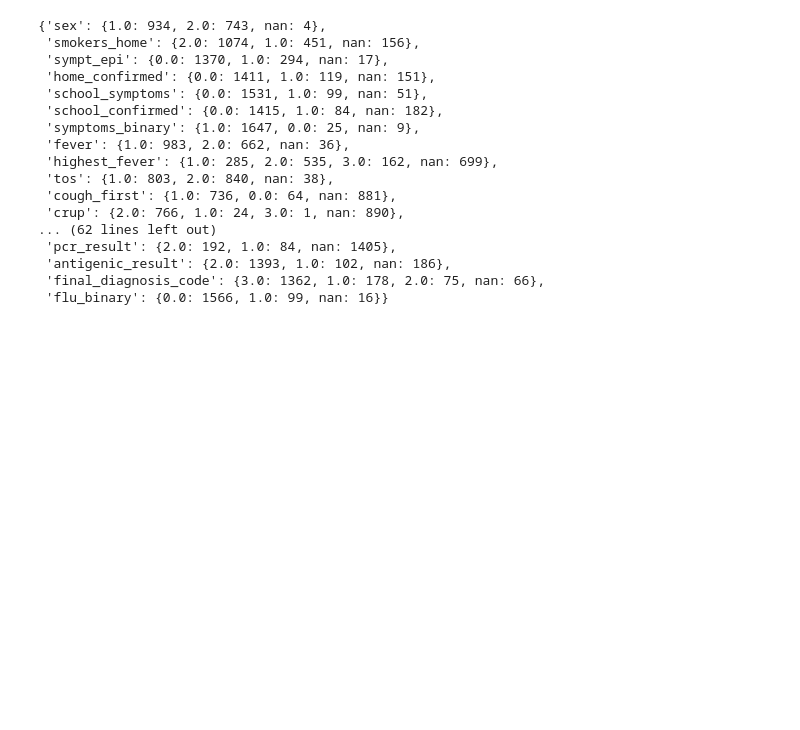
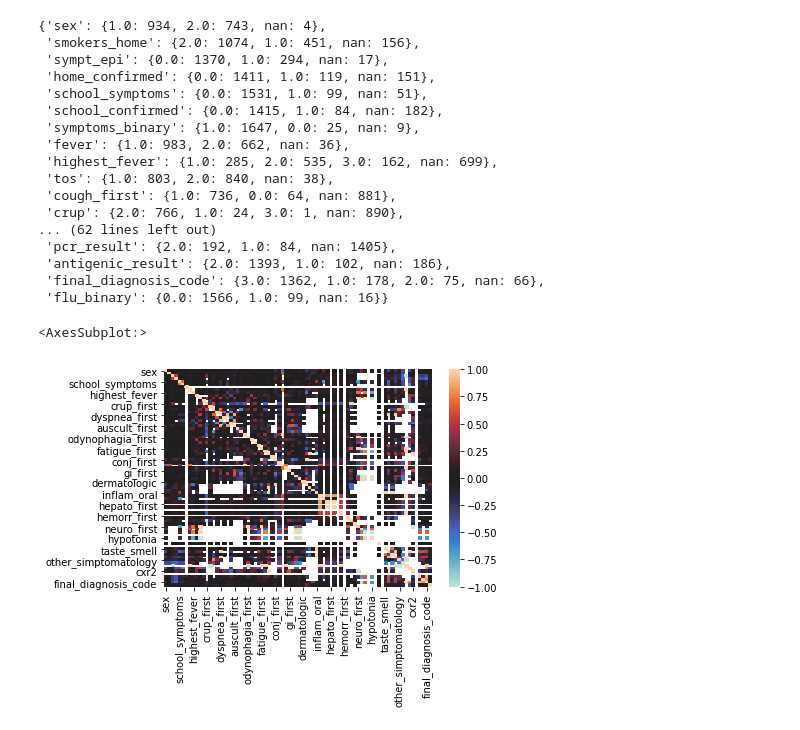
Before and after one commit to gfelis/BitsXLaMarato, a Jupyter notebook: main.ipynb, the cells around one changed output. Saved outputs shown, nothing was run; the diff lists cells and outputs as text; code cells hidden in the pictures; blank space fills up the shorter version.

```diff
--- a/main.ipynb
+++ b/main.ipynb
@@ -292,0 +293,6 @@ check_values
+# %%
+import seaborn as sns
+sns.heatmap(df.corr(), vmin=-1, vmax=1, center= 0)
+# %% [output]
+<AxesSubplot:>
+[figure, added]
```
Also changed, not shown: parts of 6 cells of this notebook.
